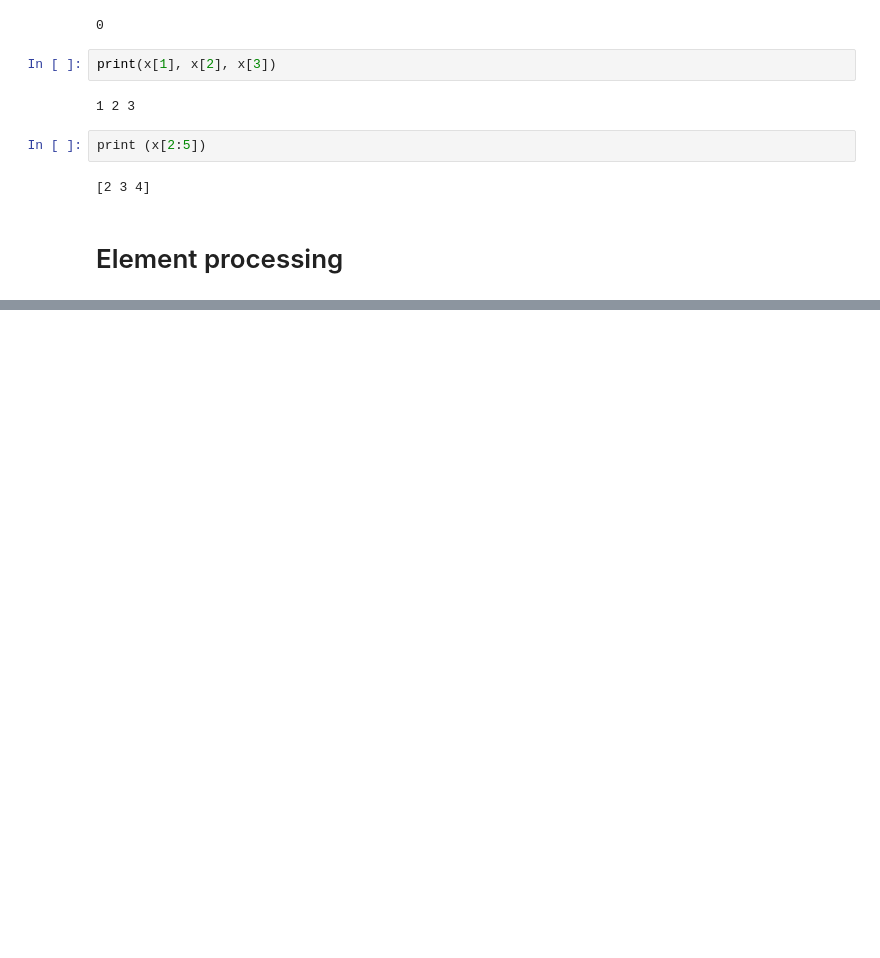
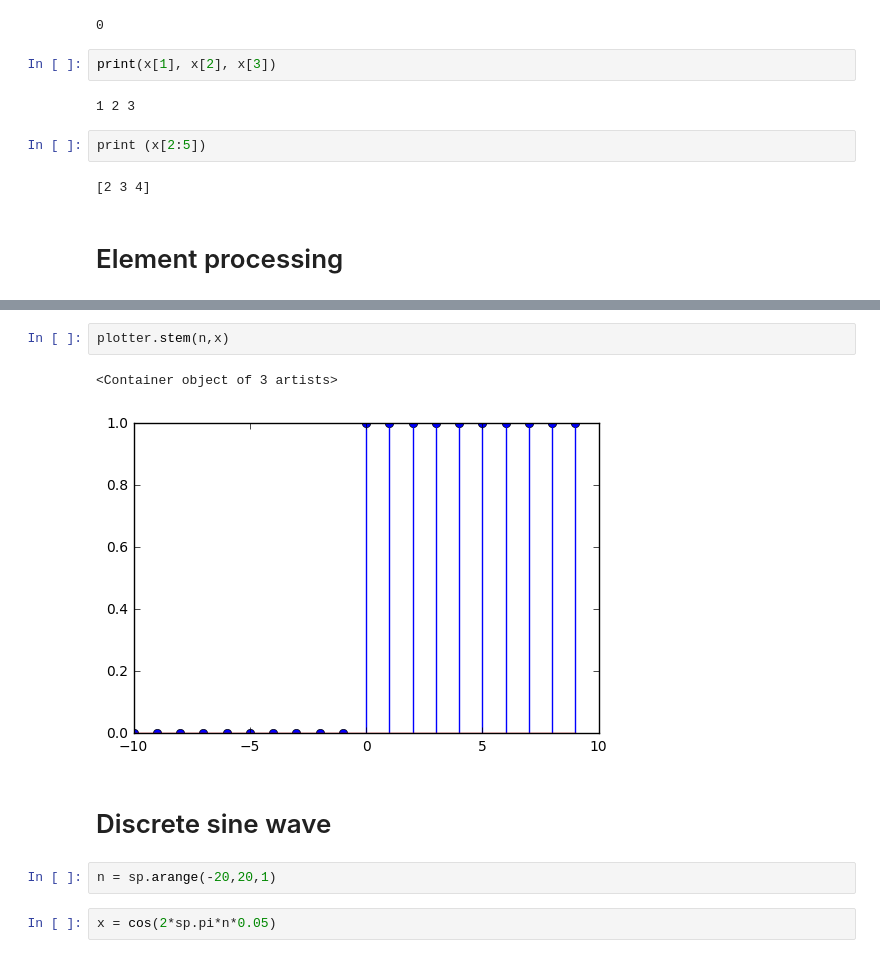
Before and after one commit to milorads/PythonBasics, a Jupyter notebook: First Part.ipynb, the cells around one changed output, grey strips where cells are left out. Saved outputs shown, nothing was run; the diff lists cells and outputs as text; blank space fills up the shorter version.

```diff
--- a/First Part.ipynb
+++ b/First Part.ipynb
@@ -81,0 +146,11 @@ print (x[2:5])
+# %%
+plotter.stem(n,x)
+# %% [output]
+<Container object of 3 artists>
+[figure, added]
+# %% [markdown]
+# Discrete sine wave
+# %%
+n = sp.arange(-20,20,1)
+# %%
+x = cos(2*sp.pi*n*0.05)
```
Also changed, not shown: parts of 38 cells of this notebook.
